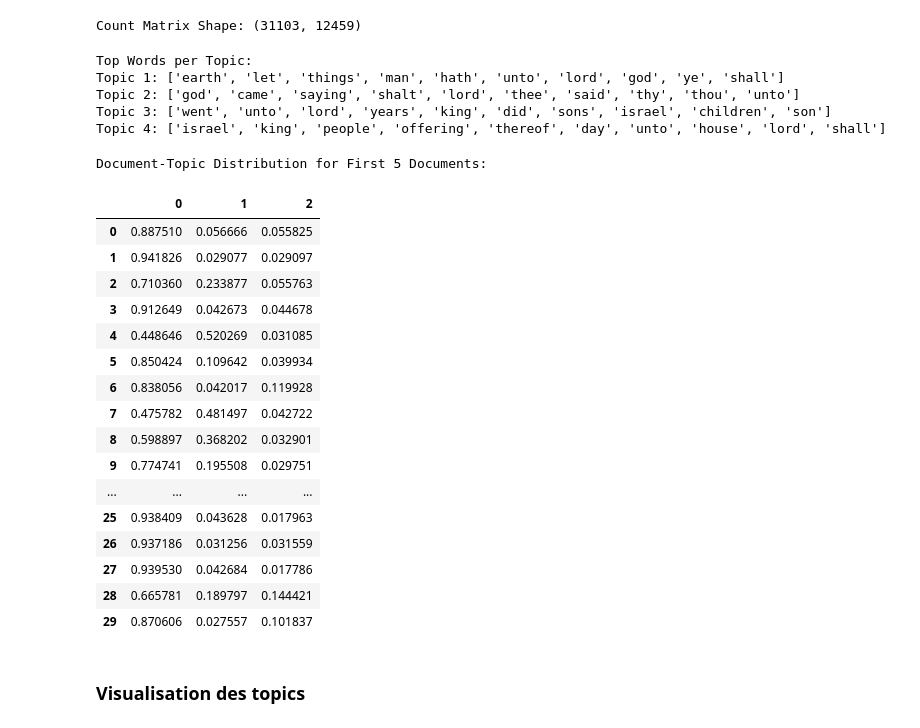
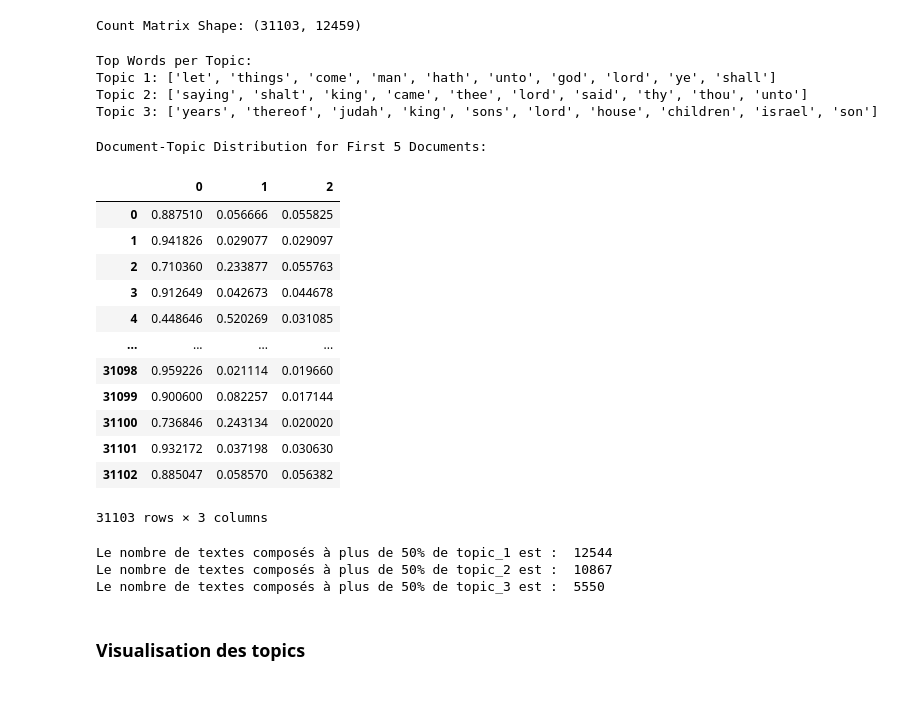
Before and after one commit to Flotauv/Personal_Projects, a Jupyter notebook: TP_numero_2.ipynb, the cells around one changed output. Drawn from its saved outputs; the diff is of its cells as text; code cells hidden in the pictures; blank space fills up the shorter version.

```diff
--- a/TP_numero_2.ipynb
+++ b/TP_numero_2.ipynb
@@ -553,7 +557,7 @@ print("Count Matrix Shape:", X_count.shape)
 # %% [output]
 Count Matrix Shape: (31103, 12459)
 # %%
-n_topics = 4 # Number of topics
+n_topics = 3 # Number of topics
 lda = LatentDirichletAllocation(n_components=n_topics, random_state=42)
 lda.fit(X_count)
 
@@ -564,33 +568,31 @@ for idx, topic in enumerate(lda.components_):
     print(f"Topic {idx + 1}: {[terms[i] for i in topic.argsort()[-10:]]}")
 # %% [output]
 Top Words per Topic:
-Topic 1: ['earth', 'let', 'things', 'man', 'hath', 'unto', 'lord', 'god', 'ye', 'shall']
-Topic 2: ['god', 'came', 'saying', 'shalt', 'lord', 'thee', 'said', 'thy', 'thou', 'unto']
-Topic 3: ['went', 'unto', 'lord', 'years', 'king', 'did', 'sons', 'israel', 'children', 'son']
-Topic 4: ['israel', 'king', 'people', 'offering', 'thereof', 'day', 'unto', 'house', 'lord', 'shall']
+Topic 1: ['let', 'things', 'come', 'man', 'hath', 'unto', 'god', 'lord', 'ye', 'shall']
+Topic 2: ['saying', 'shalt', 'king', 'came', 'thee', 'lord', 'said', 'thy', 'thou', 'unto']
+Topic 3: ['years', 'thereof', 'judah', 'king', 'sons', 'lord', 'house', 'children', 'israel', 'son']
 # %%
 # Transform documents into topic distributions
 doc_topic_dists = lda.transform(X_count)
 
 # Display the topic distribution for the first 5 documents
 print("\nDocument-Topic Distribution for First 5 Documents:")
-pd.DataFrame(doc_topic_dists).head(30)
 # %% [output]
 Document-Topic Distribution for First 5 Documents:
-|  | 0 | 1 | 2 |
-| 0 | 0.887510 | 0.056666 | 0.055825 |
-| 1 | 0.941826 | 0.029077 | 0.029097 |
-| 2 | 0.710360 | 0.233877 | 0.055763 |
-| 3 | 0.912649 | 0.042673 | 0.044678 |
-| 4 | 0.448646 | 0.520269 | 0.031085 |
-| 5 | 0.850424 | 0.109642 | 0.039934 |
-| 6 | 0.838056 | 0.042017 | 0.119928 |
-| 7 | 0.475782 | 0.481497 | 0.042722 |
-| 8 | 0.598897 | 0.368202 | 0.032901 |
-| 9 | 0.774741 | 0.195508 | 0.029751 |
-| ... | ... | ... | ... |
-| 25 | 0.938409 | 0.043628 | 0.017963 |
-| 26 | 0.937186 | 0.031256 | 0.031559 |
-| 27 | 0.939530 | 0.042684 | 0.017786 |
-| 28 | 0.665781 | 0.189797 | 0.144421 |
-| 29 | 0.870606 | 0.027557 | 0.101837 |
+# %%
+df_distribution = pd.DataFrame(doc_topic_dists)
+df_distribution
+# %% [output]
+|  | 0 | 1 | 2 |
+| 0 | 0.887510 | 0.056666 | 0.055825 |
+| 1 | 0.941826 | 0.029077 | 0.029097 |
+| 2 | 0.710360 | 0.233877 | 0.055763 |
+| 3 | 0.912649 | 0.042673 | 0.044678 |
+| 4 | 0.448646 | 0.520269 | 0.031085 |
+| ... | ... | ... | ... |
+| 31098 | 0.959226 | 0.021114 | 0.019660 |
+| 31099 | 0.900600 | 0.082257 | 0.017144 |
+| 31100 | 0.736846 | 0.243134 | 0.020020 |
+| 31101 | 0.932172 | 0.037198 | 0.030630 |
+| 31102 | 0.885047 | 0.058570 | 0.056382 |
+31103 rows × 3 columns
@@ -597,3 +610,11 @@ Document-Topic Distribution for First 5 Documents:
+# %%
+print('Le nombre de textes composés à plus de 50% de topic_1 est : ',test(df_distribution['Topic_1'],0.5))
+print('Le nombre de textes composés à plus de 50% de topic_2 est : ',test(df_distribution['Topic_2'],0.5))
+print('Le nombre de textes composés à plus de 50% de topic_3 est : ',test(df_distribution['Topic_3'],0.5))
+# %% [output]
+Le nombre de textes composés à plus de 50% de topic_1 est :  12544
+Le nombre de textes composés à plus de 50% de topic_2 est :  10867
+Le nombre de textes composés à plus de 50% de topic_3 est :  5550
 # %% [markdown]
 ### Visualisation des topics
 # %%
```
Also changed, not shown: parts of 17 cells of this notebook.
